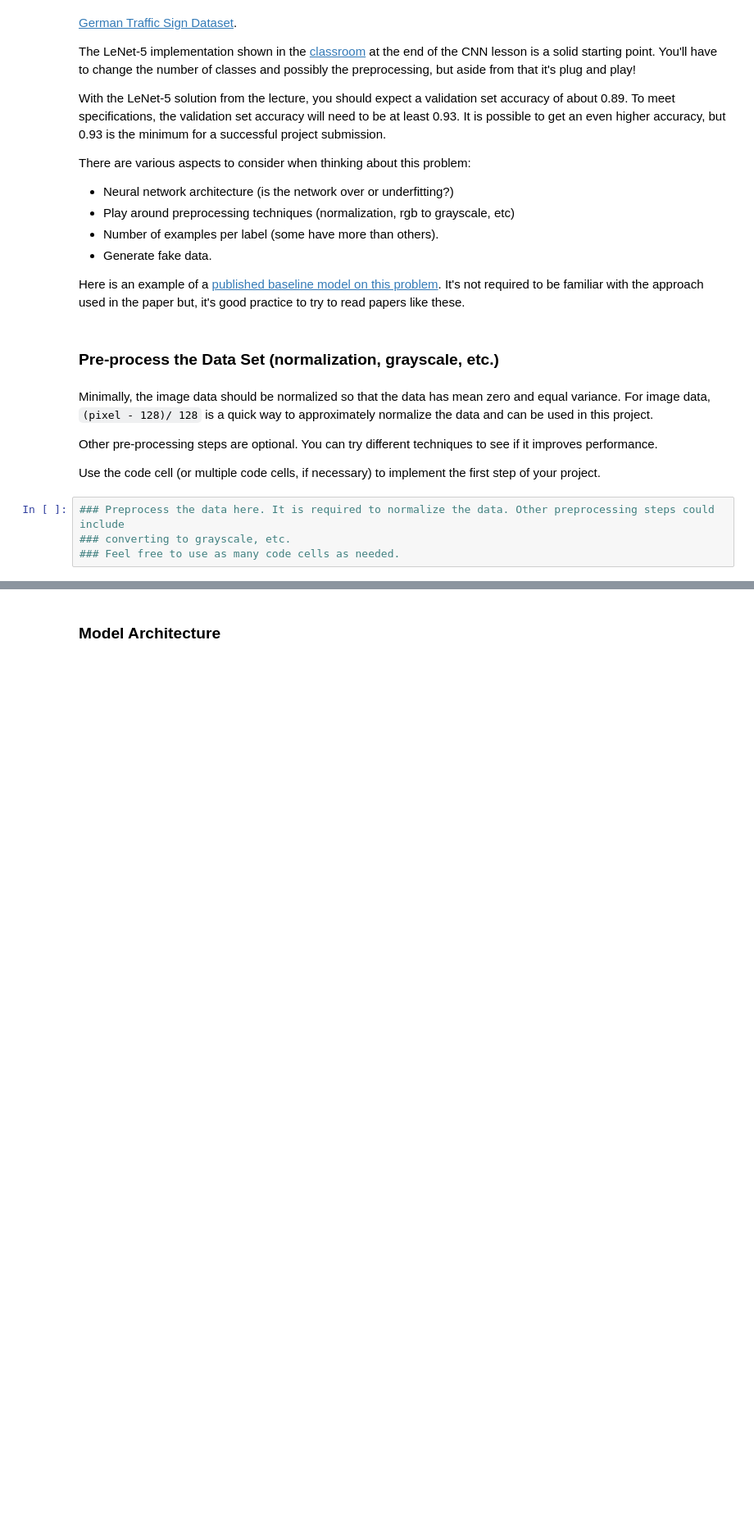
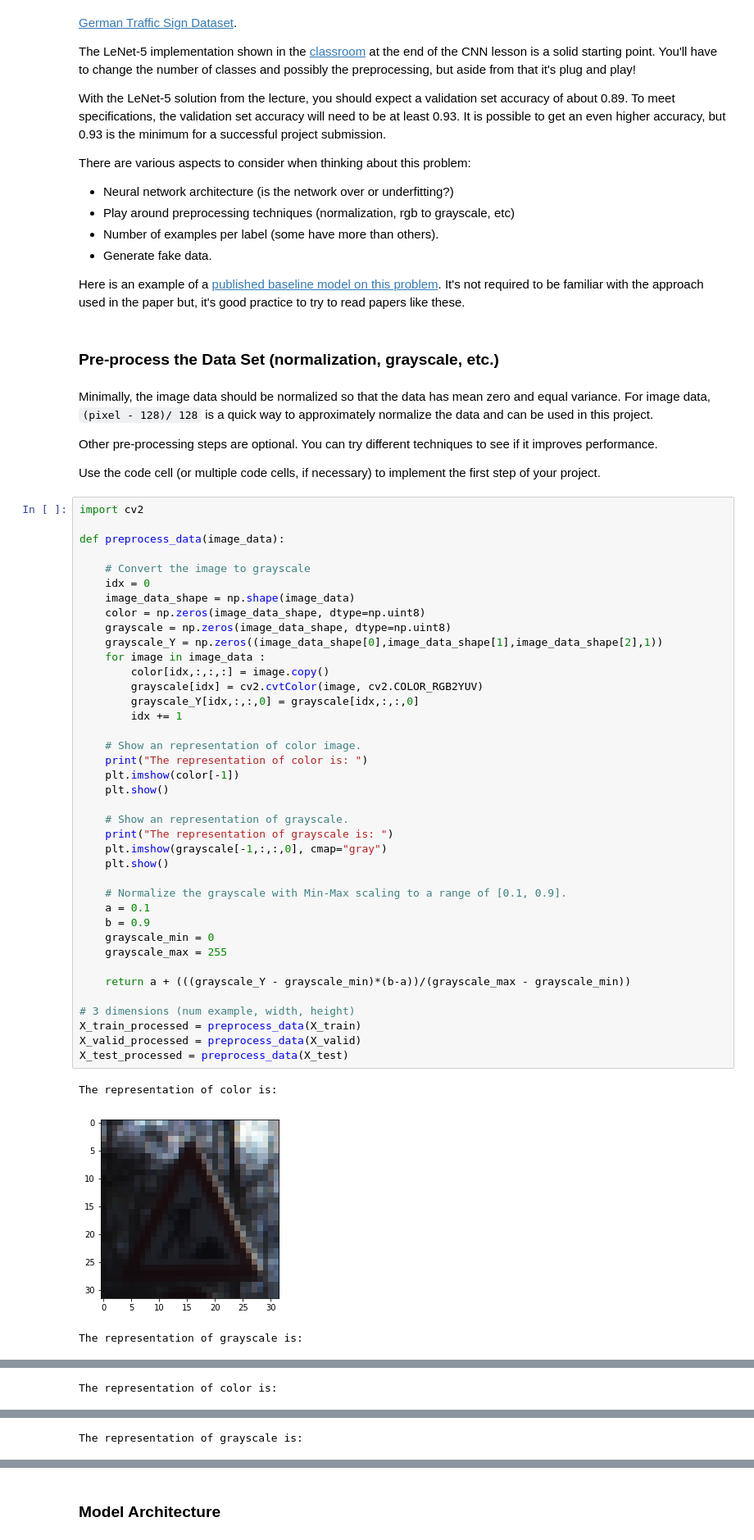
Before and after one commit to chgeso/self-driving-car-p3-traffic-sign-classifier, a Jupyter notebook: Traffic_Sign_Classifier.ipynb, the cells around one changed output, grey strips where cells are left out. Shown at 82% size. Drawn from its saved outputs; the diff is of its cells as text; blank space fills up the shorter version.

```diff
--- a/Traffic_Sign_Classifier.ipynb
+++ b/Traffic_Sign_Classifier.ipynb
@@ -198,7 +186,46 @@ Minimally, the image data should be normalized so that the data has mean zero an
 Other pre-processing steps are optional. You can try different techniques to see if it improves performance.
 
 Use the code cell (or multiple code cells, if necessary) to implement the first step of your project.
-# %%
-### Preprocess the data here. It is required to normalize the data. Other preprocessing steps could include
-### converting to grayscale, etc.
-### Feel free to use as many code cells as needed.
+# %%
+import cv2
+
+def preprocess_data(image_data):
+
+    # Convert the image to grayscale
+    idx = 0
+    image_data_shape = np.shape(image_data)
+    color = np.zeros(image_data_shape, dtype=np.uint8)
+    grayscale = np.zeros(image_data_shape, dtype=np.uint8)
+    grayscale_Y = np.zeros((image_data_shape[0],image_data_shape[1],image_data_shape[2],1))
+    for image in image_data :
+        color[idx,:,:,:] = image.copy()
+        grayscale[idx] = cv2.cvtColor(image, cv2.COLOR_RGB2YUV)
+        grayscale_Y[idx,:,:,0] = grayscale[idx,:,:,0]
+        idx += 1
+
+    # Show an representation of color image.
+    print("The representation of color is: ")
+    plt.imshow(color[-1])
+    plt.show()
+
+    # Show an representation of grayscale.
+    print("The representation of grayscale is: ")
+    plt.imshow(grayscale[-1,:,:,0], cmap="gray")
+    plt.show()
+
+    # Normalize the grayscale with Min-Max scaling to a range of [0.1, 0.9].
+    a = 0.1
+    b = 0.9
+    grayscale_min = 0
+    grayscale_max = 255
+
+    return a + (((grayscale_Y - grayscale_min)*(b-a))/(grayscale_max - grayscale_min))
+
+# 3 dimensions (num example, width, height)
+X_train_processed = preprocess_data(X_train)
+X_valid_processed = preprocess_data(X_valid)
+X_test_processed = preprocess_data(X_test)
+# %% [output]
+The representation of color is:
+[figure, added]
+The representation of grayscale is:
@@ -204,0 +233 @@ Use the code cell (or multiple code cells, if necessary) to implement the first
+The representation of color is:
@@ -204,0 +235 @@ Use the code cell (or multiple code cells, if necessary) to implement the first
+The representation of grayscale is:
```
Also changed, not shown: parts of 17 cells of this notebook, 18 other files.
